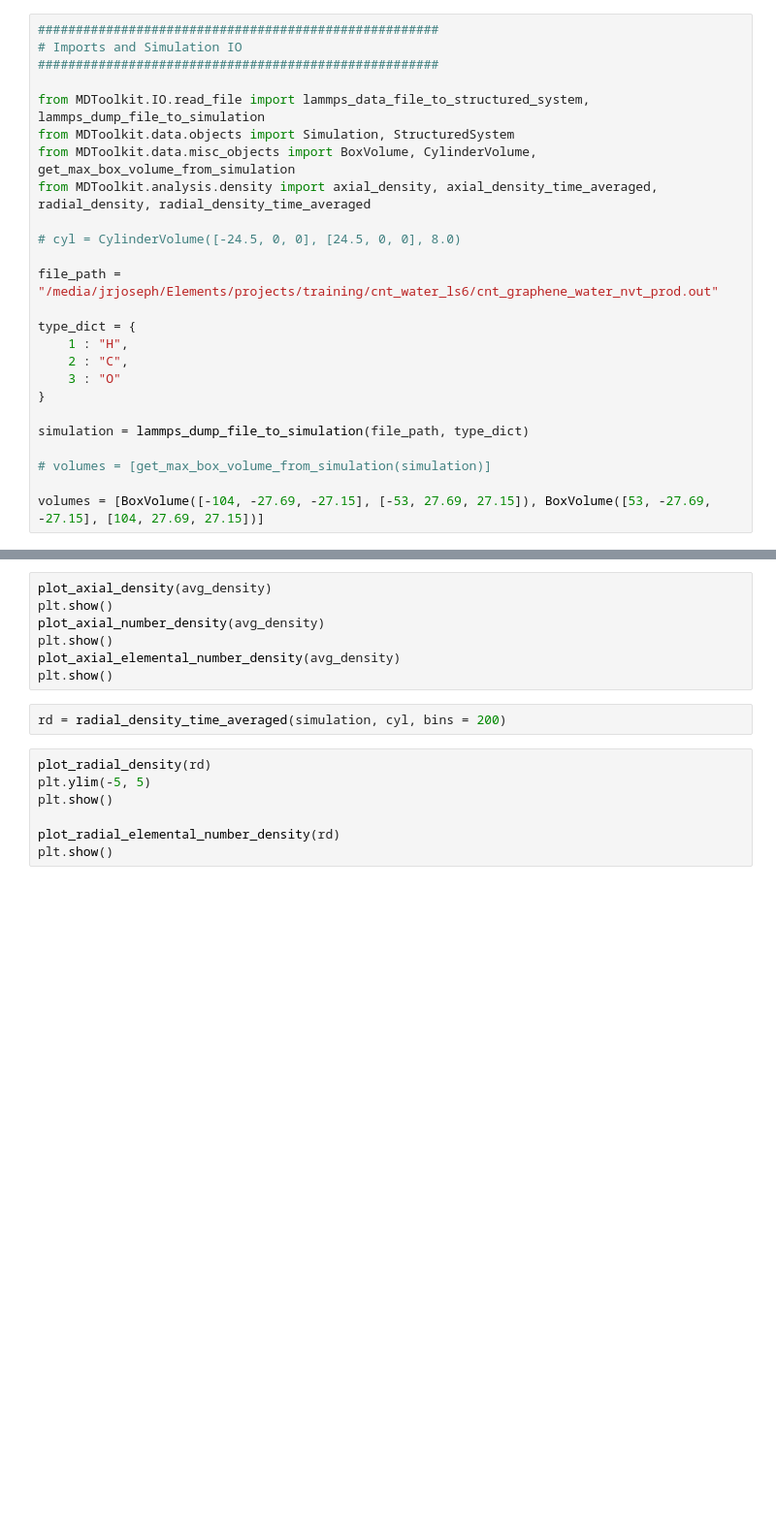
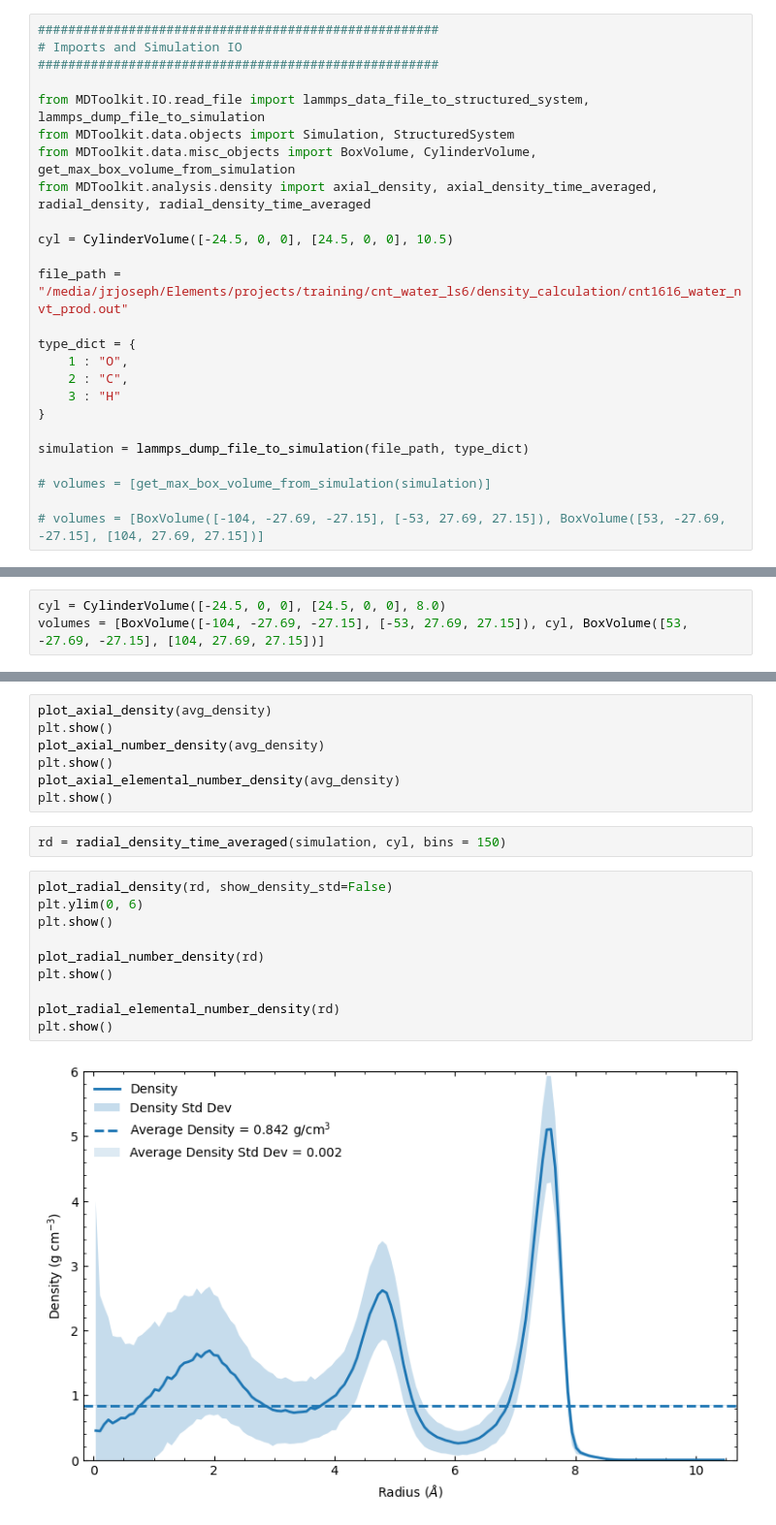
Before and after one commit to JovinRyan/MDToolkit, a Jupyter notebook: MDToolkit/density_analysis.ipynb, the cells around one changed output, grey strips where cells are left out. Shown at 97% size. Saved outputs shown, nothing was run; the diff lists cells and outputs as text; blank space fills up the shorter version.

```diff
--- a/MDToolkit/density_analysis.ipynb
+++ b/MDToolkit/density_analysis.ipynb
@@ -8,21 +8,21 @@ from MDToolkit.data.objects import Simulation, StructuredSystem
 from MDToolkit.data.misc_objects import BoxVolume, CylinderVolume, get_max_box_volume_from_simulation
 from MDToolkit.analysis.density import axial_density, axial_density_time_averaged, radial_density, radial_density_time_averaged
 
-# cyl = CylinderVolume([-24.5, 0, 0], [24.5, 0, 0], 8.0)
+cyl = CylinderVolume([-24.5, 0, 0], [24.5, 0, 0], 10.5)
 
-file_path = "/media/jrjoseph/Elements/projects/training/cnt_water_ls6/cnt_graphene_water_nvt_prod.out"
+file_path = "/media/jrjoseph/Elements/projects/training/cnt_water_ls6/density_calculation/cnt1616_water_nvt_prod.out"
 
 type_dict = {
-    1 : "H",
+    1 : "O",
     2 : "C",
-    3 : "O"
+    3 : "H"
 }
 
 simulation = lammps_dump_file_to_simulation(file_path, type_dict)
 
 # volumes = [get_max_box_volume_from_simulation(simulation)]
 
-volumes = [BoxVolume([-104, -27.69, -27.15], [-53, 27.69, 27.15]), BoxVolume([53, -27.69, -27.15], [104, 27.69, 27.15])]
+# volumes = [BoxVolume([-104, -27.69, -27.15], [-53, 27.69, 27.15]), BoxVolume([53, -27.69, -27.15], [104, 27.69, 27.15])]
 # %%
 #####################################################
 # Plotting Functions
@@ -382,3 +432,6 @@ def plot_radial_elemental_number_density(
+# %%
+cyl = CylinderVolume([-24.5, 0, 0], [24.5, 0, 0], 8.0)
+volumes = [BoxVolume([-104, -27.69, -27.15], [-53, 27.69, 27.15]), cyl, BoxVolume([53, -27.69, -27.15], [104, 27.69, 27.15])]
 # %%
 avg_density = axial_density_time_averaged(
     simulation,
@@ -394,11 +447,16 @@ plt.show()
 plot_axial_elemental_number_density(avg_density)
 plt.show()
 # %%
-rd = radial_density_time_averaged(simulation, cyl, bins = 200)
+rd = radial_density_time_averaged(simulation, cyl, bins = 150)
 # %%
-plot_radial_density(rd)
-plt.ylim(-5, 5)
+plot_radial_density(rd, show_density_std=False)
+plt.ylim(0, 6)
+plt.show()
+
+plot_radial_number_density(rd)
 plt.show()
 
 plot_radial_elemental_number_density(rd)
 plt.show()
+# %% [output]
+[figure, added]
```
Also changed, not shown: parts of 2 cells of this notebook, 7 other files.
